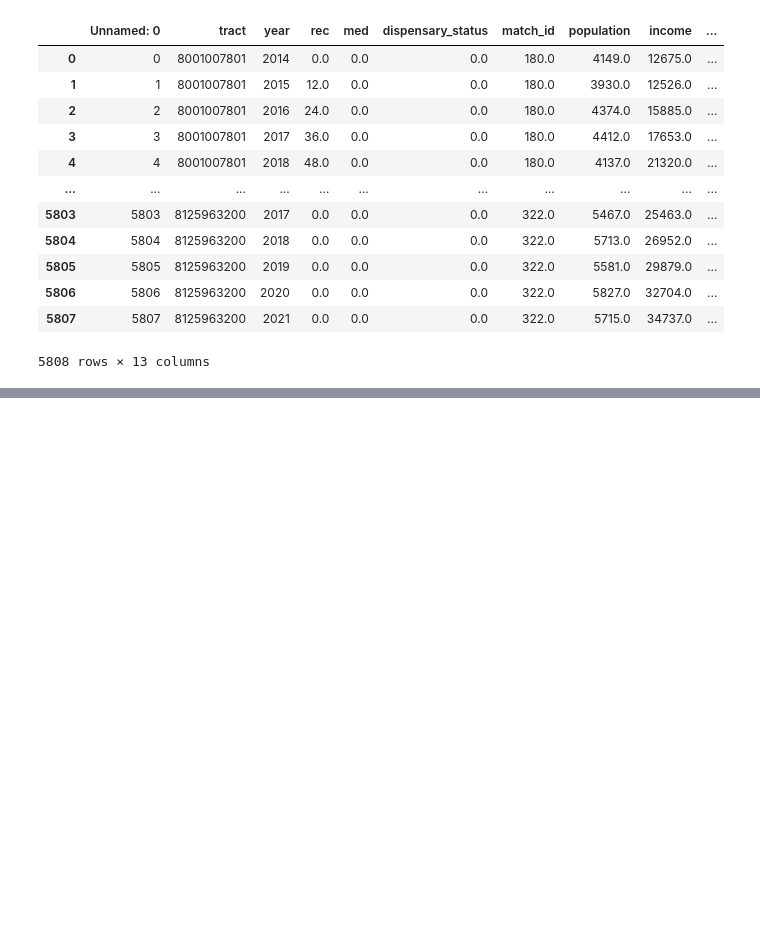
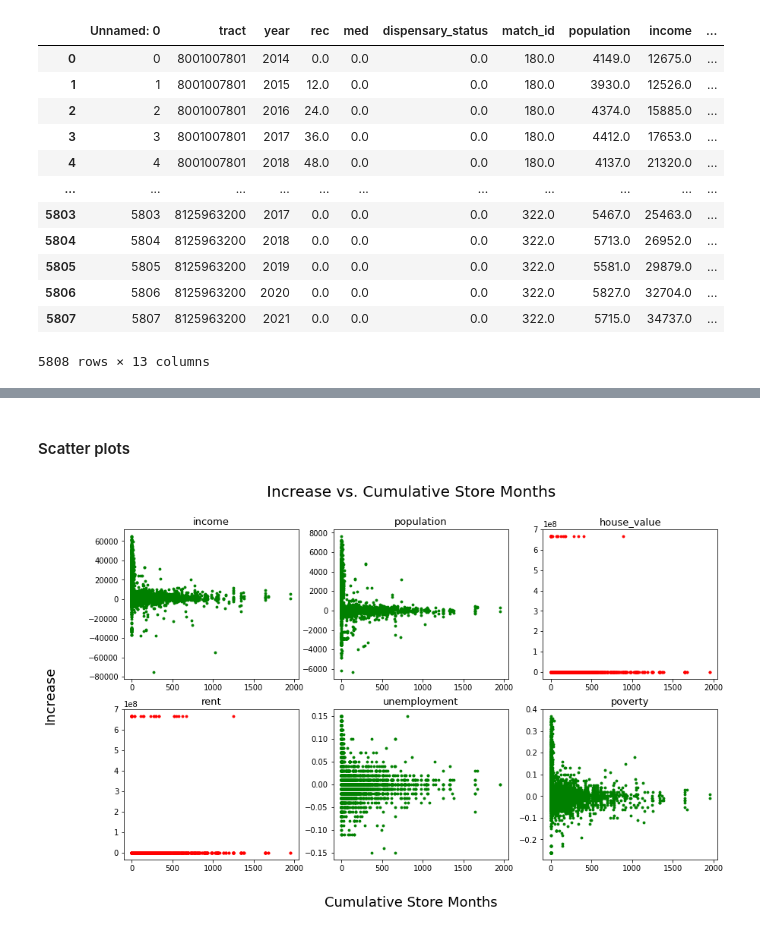
Before and after one commit to hhuntz/ThereGoesTheNeighborhood, a Jupyter notebook: Linear Regression .ipynb, the cells around one changed output, grey strips where cells are left out. Saved outputs shown, nothing was run; the diff lists cells and outputs as text; code cells hidden in the pictures; blank space fills up the shorter version.

```diff
--- a/Linear Regression .ipynb
+++ b/Linear Regression .ipynb
@@ -126,0 +133,30 @@ Box Plot (outliers removed)
+# %% [markdown]
+#### Scatter plots
+# %%
+#figure(figsize=(8, 6), dpi=80)
+fig, axs = plt.subplots(nrows=2, ncols=3)
+fig.set_size_inches(14, 8, forward=True)
+
+#add title
+fig.suptitle('Increase vs. Cumulative Store Months', size=20)
+fig.supxlabel('Cumulative Store Months', size=18)
+fig.supylabel('Increase', size=18)
+
+#add data to plots
+axs[0, 0].scatter(df_all[0].total, df_all[0].difference, s=8, c='green')
+axs[0, 0].set_title(outcomes[0], fontsize=13, loc='center')
+axs[0, 1].scatter(df_all[1].total, df_all[1].difference, s=8, c='green')
+axs[0, 1].set_title(outcomes[1], fontsize=13, loc='center')
+axs[0, 2].scatter(df_all[2].total, df_all[2].difference, s=8, c='red')
+axs[0, 2].set_title(outcomes[2], fontsize=13, loc='center')
+axs[1, 0].scatter(df_all[3].total, df_all[3].difference, s=8, c='red')
+axs[1, 0].set_title(outcomes[3], fontsize=13, loc='center')
+axs[1, 1].scatter(df_all[4].total, df_all[4].difference, s=8, c='green')
+axs[1, 1].set_title(outcomes[4], fontsize=13, loc='center')
+axs[1, 2].scatter(df_all[5].total, df_all[5].difference, s=8, c='green')
+axs[1, 2].set_title(outcomes[5], fontsize=13, loc='center')
+
+plt.savefig('Scatter Plot.png', facecolor ="white")
+plt.show()
+# %% [output]
+[figure, added]
```
Also changed, not shown: parts of 6 cells of this notebook, 2 other files.
